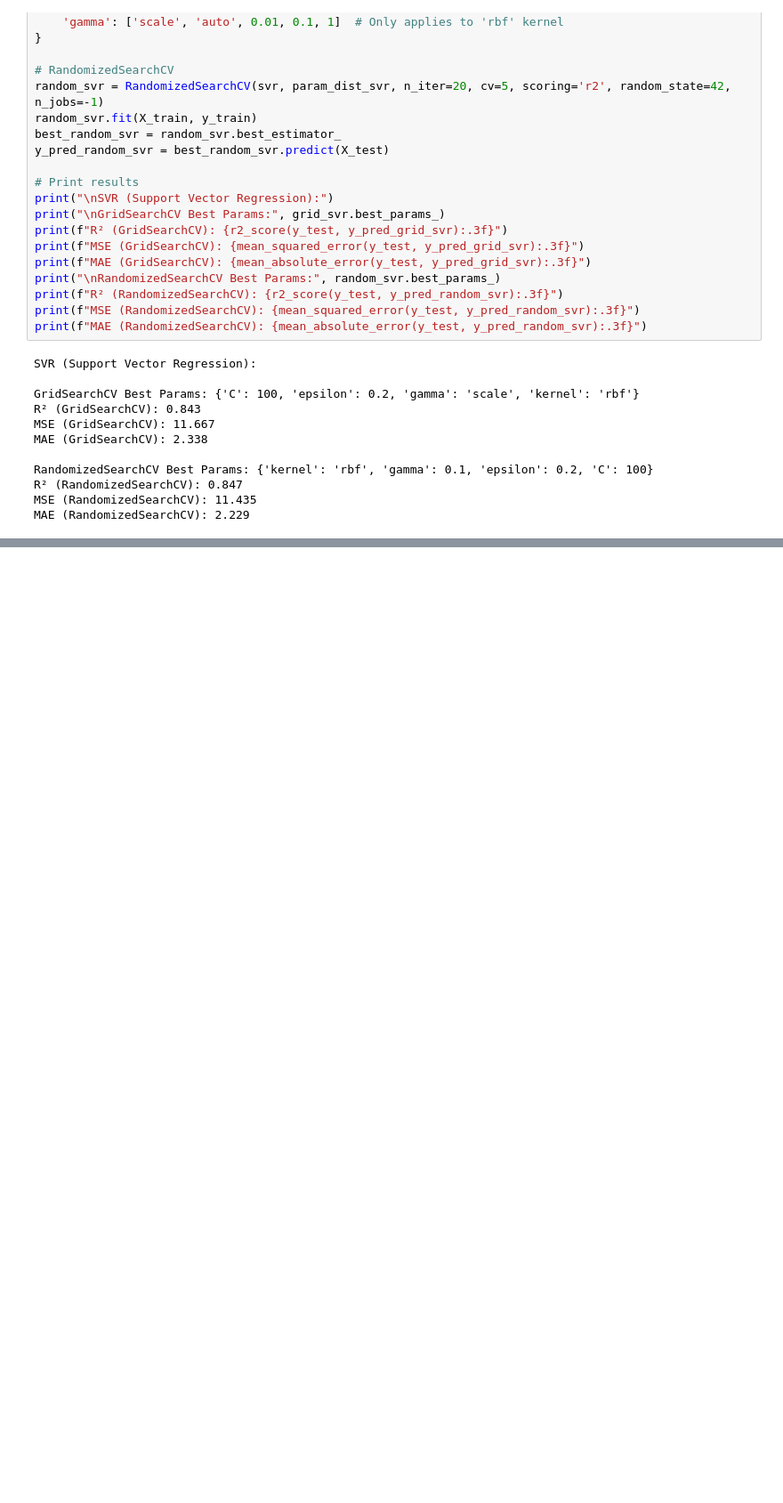
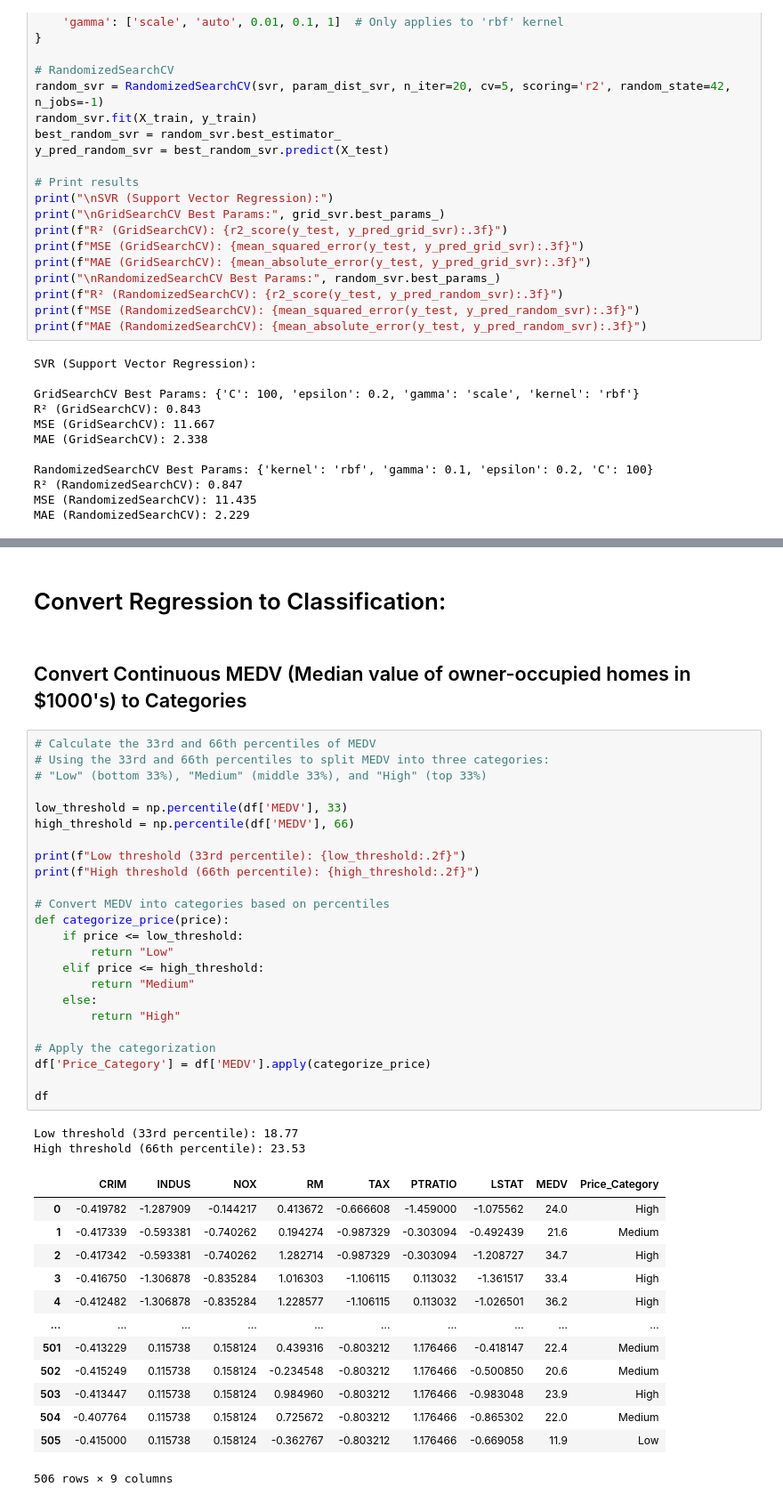
Before and after one commit to Wrudra/CSE-445-Machine-Learning-Assignment-1-Spring-2025, a Jupyter notebook: boston-housing-cse445-assignment.ipynb, the cells around one changed output, grey strips where cells are left out. Shown at 89% size. Cells and saved outputs as stored; diff of their text form; blank space fills up the shorter version.

```diff
--- a/boston-housing-cse445-assignment.ipynb
+++ b/boston-housing-cse445-assignment.ipynb
@@ -649,0 +656,44 @@ Model Comparison (Ranked by R²):
+# %% [markdown]
+# Convert Regression to Classification:
+# %% [markdown]
+## Convert Continuous MEDV (Median value of owner-occupied homes in $1000's) to Categories
+# %%
+# Calculate the 33rd and 66th percentiles of MEDV
+# Using the 33rd and 66th percentiles to split MEDV into three categories:
+# "Low" (bottom 33%), "Medium" (middle 33%), and "High" (top 33%)
+
+low_threshold = np.percentile(df['MEDV'], 33)
+high_threshold = np.percentile(df['MEDV'], 66)
+
+print(f"Low threshold (33rd percentile): {low_threshold:.2f}")
+print(f"High threshold (66th percentile): {high_threshold:.2f}")
+
+# Convert MEDV into categories based on percentiles
+def categorize_price(price):
+    if price <= low_threshold:
+        return "Low"
+    elif price <= high_threshold:
+        return "Medium"
+    else:
+        return "High"
+
+# Apply the categorization
+df['Price_Category'] = df['MEDV'].apply(categorize_price)
+
+df
+# %% [output]
+Low threshold (33rd percentile): 18.77
+High threshold (66th percentile): 23.53
+|  | CRIM | INDUS | NOX | RM | TAX | PTRATIO | LSTAT | MEDV | Price_Category |
+| 0 | -0.419782 | -1.287909 | -0.144217 | 0.413672 | -0.666608 | -1.459000 | -1.075562 | 24.0 | High |
+| 1 | -0.417339 | -0.593381 | -0.740262 | 0.194274 | -0.987329 | -0.303094 | -0.492439 | 21.6 | Medium |
+| 2 | -0.417342 | -0.593381 | -0.740262 | 1.282714 | -0.987329 | -0.303094 | -1.208727 | 34.7 | High |
+| 3 | -0.416750 | -1.306878 | -0.835284 | 1.016303 | -1.106115 | 0.113032 | -1.361517 | 33.4 | High |
+| 4 | -0.412482 | -1.306878 | -0.835284 | 1.228577 | -1.106115 | 0.113032 | -1.026501 | 36.2 | High |
+| ... | ... | ... | ... | ... | ... | ... | ... | ... | ... |
+| 501 | -0.413229 | 0.115738 | 0.158124 | 0.439316 | -0.803212 | 1.176466 | -0.418147 | 22.4 | Medium |
+| 502 | -0.415249 | 0.115738 | 0.158124 | -0.234548 | -0.803212 | 1.176466 | -0.500850 | 20.6 | Medium |
+| 503 | -0.413447 | 0.115738 | 0.158124 | 0.984960 | -0.803212 | 1.176466 | -0.983048 | 23.9 | High |
+| 504 | -0.407764 | 0.115738 | 0.158124 | 0.725672 | -0.803212 | 1.176466 | -0.865302 | 22.0 | Medium |
+| 505 | -0.415000 | 0.115738 | 0.158124 | -0.362767 | -0.803212 | 1.176466 | -0.669058 | 11.9 | Low |
+506 rows × 9 columns
```
Also changed, not shown: parts of 15 cells of this notebook.
